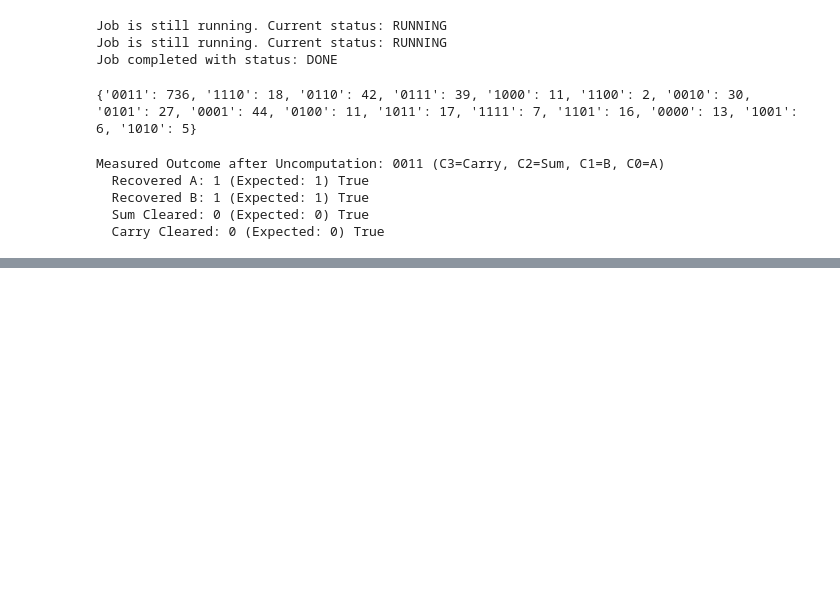
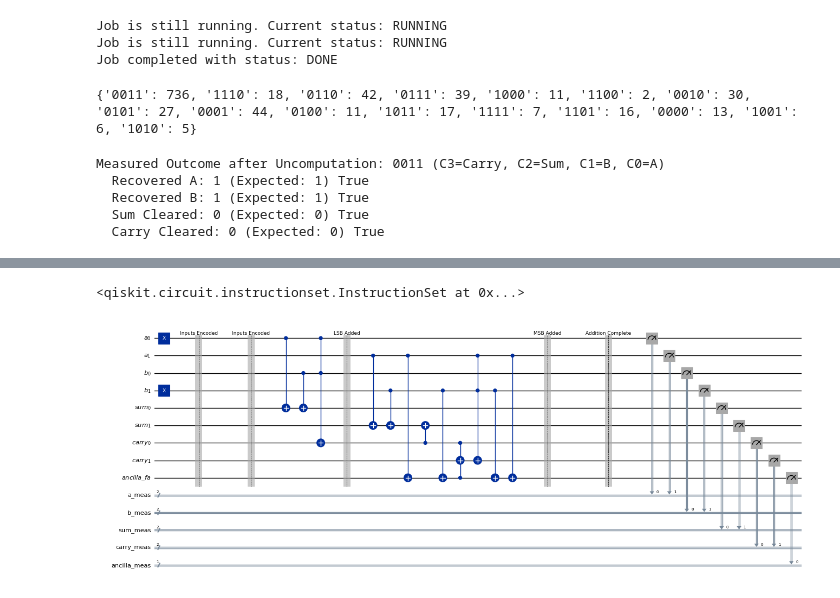
Before and after one commit to ram-polisetti/Q3_Hackathon, a Jupyter notebook: reversible_binary_adder.ipynb, the cells around one changed output, grey strips where cells are left out. Saved outputs shown, nothing was run; the diff lists cells and outputs as text; code cells hidden in the pictures; blank space fills up the shorter version.

```diff
--- a/reversible_binary_adder.ipynb
+++ b/reversible_binary_adder.ipynb
@@ -402,0 +514,13 @@ The system can always returns to it previous state
+# %%
+
+qc_adder_2bit.measure(a_reg_2bit, a_classical_2bit)
+qc_adder_2bit.measure(b_reg_2bit, b_classical_2bit)
+qc_adder_2bit.measure(sum_reg_2bit, sum_classical_2bit)
+qc_adder_2bit.measure(carry_reg_2bit, carry_classical_2bit) # Now measures 2 classical bits
+qc_adder_2bit.measure(ancilla_fa_2bit, ancilla_fa_classical_2bit) # Measures ancilla
+# %% [output]
+<qiskit.circuit.instructionset.InstructionSet at 0x...>
+# %%
+qc_adder_2bit.draw(output='mpl', scale=0.5, fold=-1)
+# %% [output]
+[figure, added]
```
Also changed, not shown: parts of 22 cells of this notebook.
